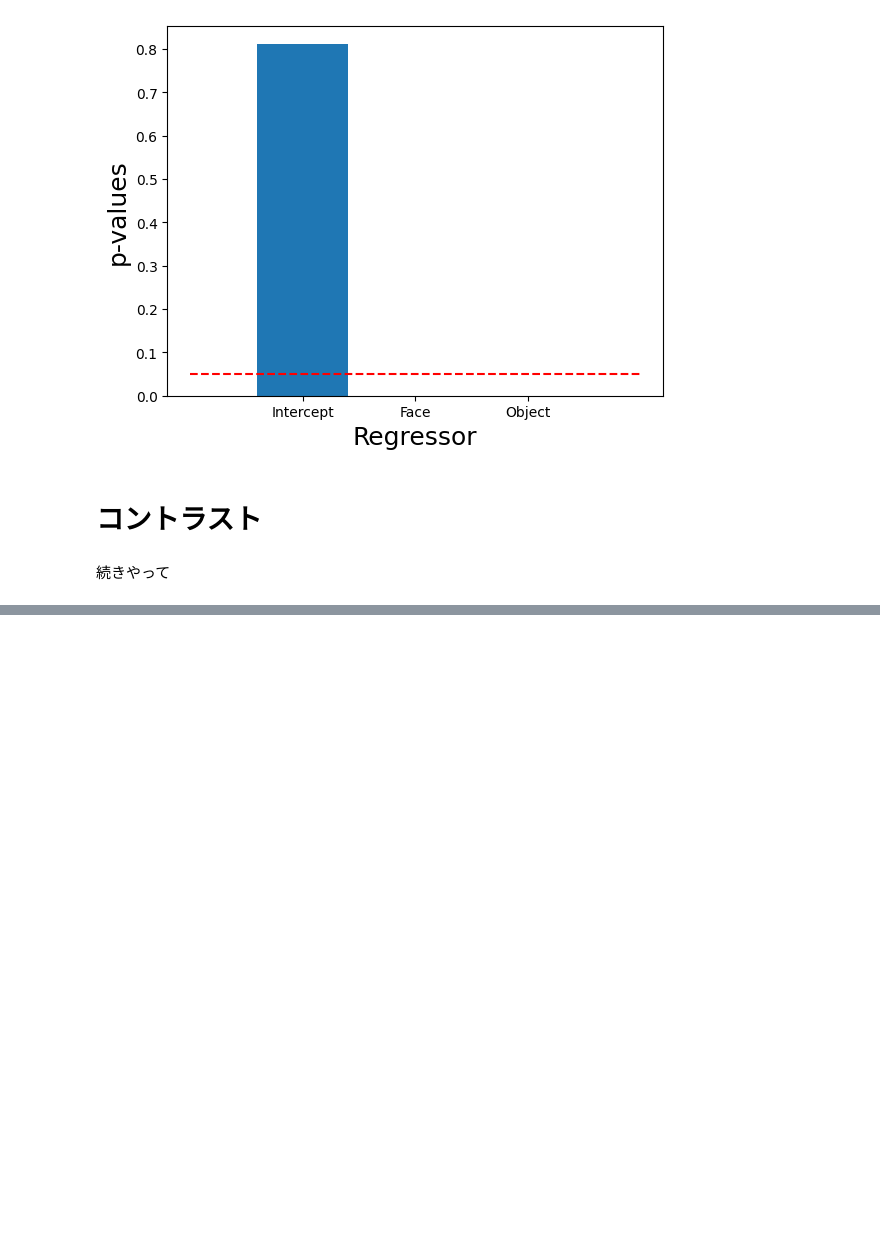
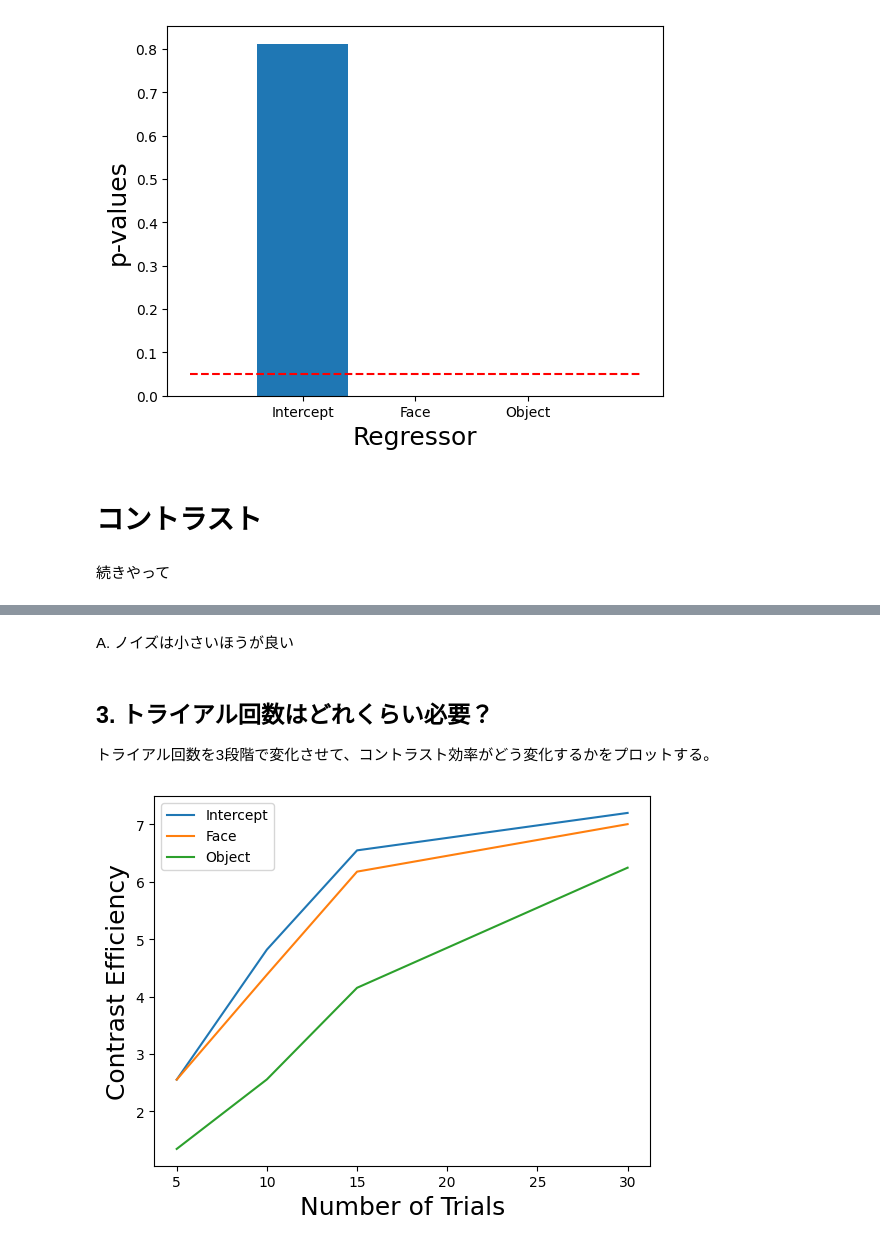
Before and after one commit to izpyon/dartbrains-exercise, a Jupyter notebook: codes_jp/05_GLM.ipynb, the cells around one changed output, grey strips where cells are left out. Cells and saved outputs as stored; diff of their text form; code cells hidden in the pictures; blank space fills up the shorter version.

```diff
--- a/codes_jp/05_GLM.ipynb
+++ b/codes_jp/05_GLM.ipynb
@@ -271,0 +451,46 @@ plt.hlines(0.05, -1, 3, linestyles='dashed', color='red')
+# %% [markdown]
+A. ノイズは小さいほうが良い
+# %% [markdown]
+## 3. トライアル回数はどれくらい必要？
+
+トライアル回数を3段階で変化させて、コントラスト効率がどう変化するかをプロットする。
+# %%
+def change_trials(n_tr, n_trials, amp, sigma):
+
+    face_amp, obj_amp = amp
+
+    result = []
+
+    for n_trial in n_trials:
+
+        face = np.zeros(n_tr)
+        face[np.arange(10, n_tr, int(n_tr/n_trial))] = face_amp
+        obj = np.zeros(n_tr)
+        obj[np.arange(20, n_tr, int(n_tr/n_trial))] = obj_amp
+        intercept = np.ones(n_tr)
+        X = np.vstack([intercept, np.convolve(face, hrf, mode='same'), np.convolve(obj, hrf, mode='same')]).T
+
+        c1 = [0, 1, 0]
+        c2 = [0, 0, 1]
+        c3 = [0, 1, -1]
+
+        contrast_efficiency_value = [contrast_efficiency(X, x) for x in [c1, c2, c3]]
+
+        result.append(contrast_efficiency_value)
+
+    plt.plot(n_trials, result)
+    plt.legend(['Intercept', 'Face', 'Object'])
+    plt.ylabel('Contrast Efficiency', fontsize=18)
+    plt.xlabel('Number of Trials', fontsize=18)
+
+
+
+
+n_tr = 200
+n_trials = [5, 10, 15, 30]
+amp = (1, 1)
+sigma = 0.15
+
+change_trials(n_tr, n_trials, amp, sigma)
+# %% [output]
+[figure, added]
```
Also changed, not shown: parts of 33 cells of this notebook, 15 other files.
